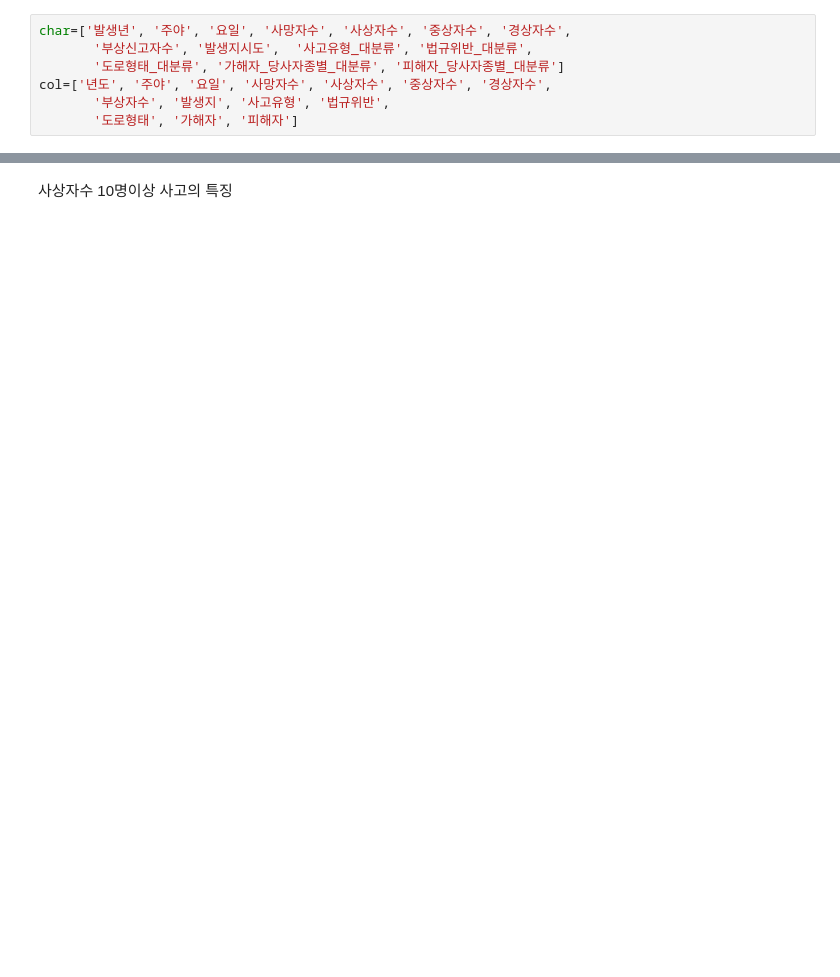
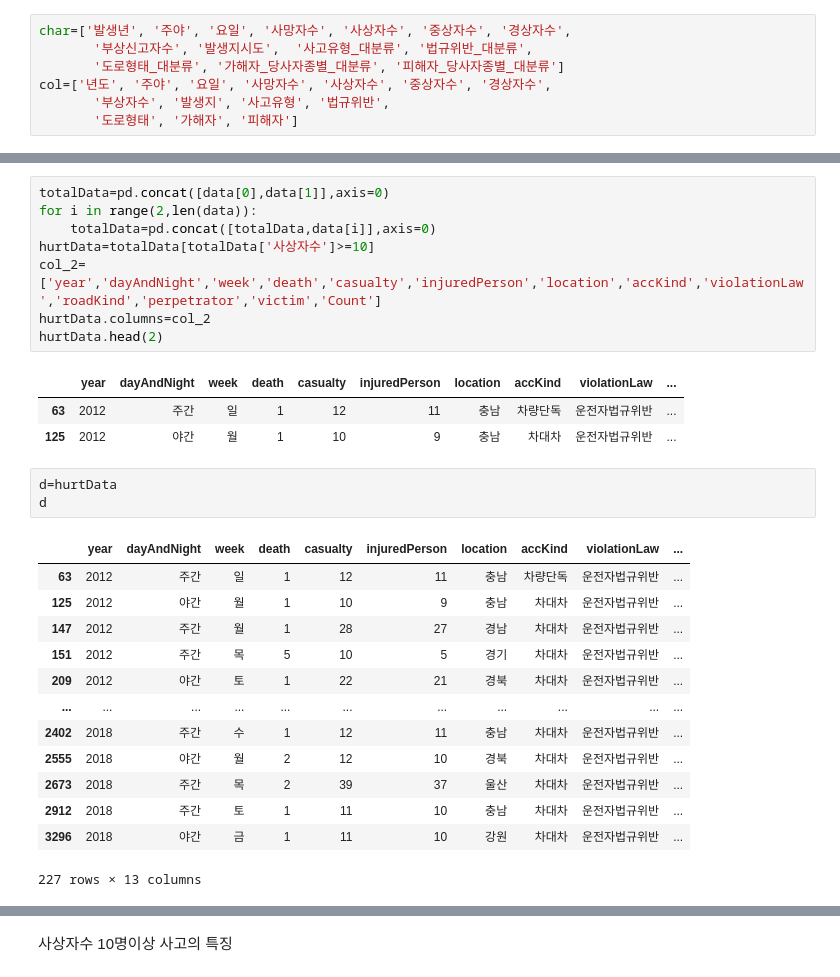
Before and after one commit to soobin99/DataVis, a Jupyter notebook: DataProcessing/DataProcessing.ipynb, the cells around one changed output, grey strips where cells are left out. Cells and saved outputs as stored; diff of their text form; blank space fills up the shorter version.

```diff
--- a/DataProcessing/DataProcessing.ipynb
+++ b/DataProcessing/DataProcessing.ipynb
@@ -72,0 +76,29 @@ for i in file_list :
+# %%
+totalData=pd.concat([data[0],data[1]],axis=0)
+for i in range(2,len(data)):
+    totalData=pd.concat([totalData,data[i]],axis=0)
+hurtData=totalData[totalData['사상자수']>=10]
+col_2=['year','dayAndNight','week','death','casualty','injuredPerson','location','accKind','violationLaw','roadKind','perpetrator','victim','Count']
+hurtData.columns=col_2
+hurtData.head(2)
+# %% [output]
+|  | year | dayAndNight | week | death | casualty | injuredPerson | location | accKind | violationLaw | ... |
+| 63 | 2012 | 주간 | 일 | 1 | 12 | 11 | 충남 | 차량단독 | 운전자법규위반 | ... |
+| 125 | 2012 | 야간 | 월 | 1 | 10 | 9 | 충남 | 차대차 | 운전자법규위반 | ... |
+# %%
+d=hurtData
+d
+# %% [output]
+|  | year | dayAndNight | week | death | casualty | injuredPerson | location | accKind | violationLaw | ... |
+| 63 | 2012 | 주간 | 일 | 1 | 12 | 11 | 충남 | 차량단독 | 운전자법규위반 | ... |
+| 125 | 2012 | 야간 | 월 | 1 | 10 | 9 | 충남 | 차대차 | 운전자법규위반 | ... |
+| 147 | 2012 | 주간 | 월 | 1 | 28 | 27 | 경남 | 차대차 | 운전자법규위반 | ... |
+| 151 | 2012 | 주간 | 목 | 5 | 10 | 5 | 경기 | 차대차 | 운전자법규위반 | ... |
+| 209 | 2012 | 야간 | 토 | 1 | 22 | 21 | 경북 | 차대차 | 운전자법규위반 | ... |
+| ... | ... | ... | ... | ... | ... | ... | ... | ... | ... | ... |
+| 2402 | 2018 | 주간 | 수 | 1 | 12 | 11 | 충남 | 차대차 | 운전자법규위반 | ... |
+| 2555 | 2018 | 야간 | 월 | 2 | 12 | 10 | 경북 | 차대차 | 운전자법규위반 | ... |
+| 2673 | 2018 | 주간 | 목 | 2 | 39 | 37 | 울산 | 차대차 | 운전자법규위반 | ... |
+| 2912 | 2018 | 주간 | 토 | 1 | 11 | 10 | 충남 | 차대차 | 운전자법규위반 | ... |
+| 3296 | 2018 | 야간 | 금 | 1 | 11 | 10 | 강원 | 차대차 | 운전자법규위반 | ... |
+227 rows × 13 columns
```
Also changed, not shown: parts of 19 cells of this notebook, 5 other files.
